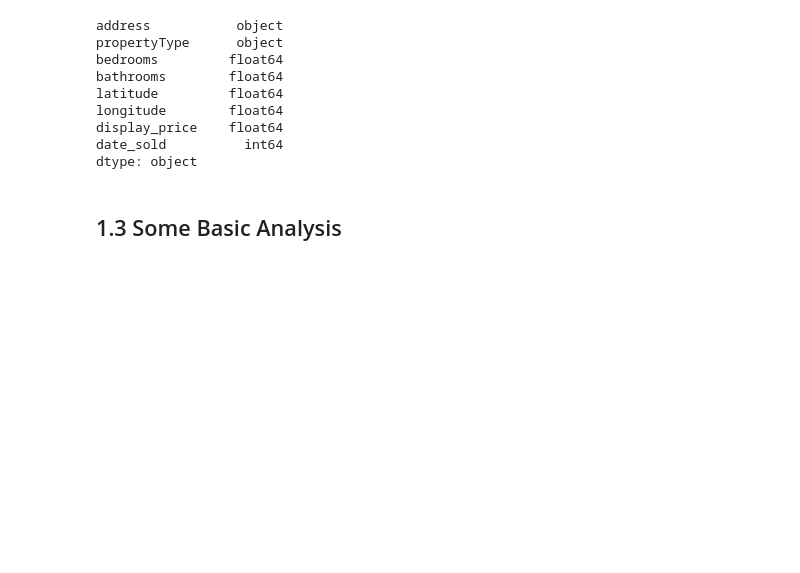
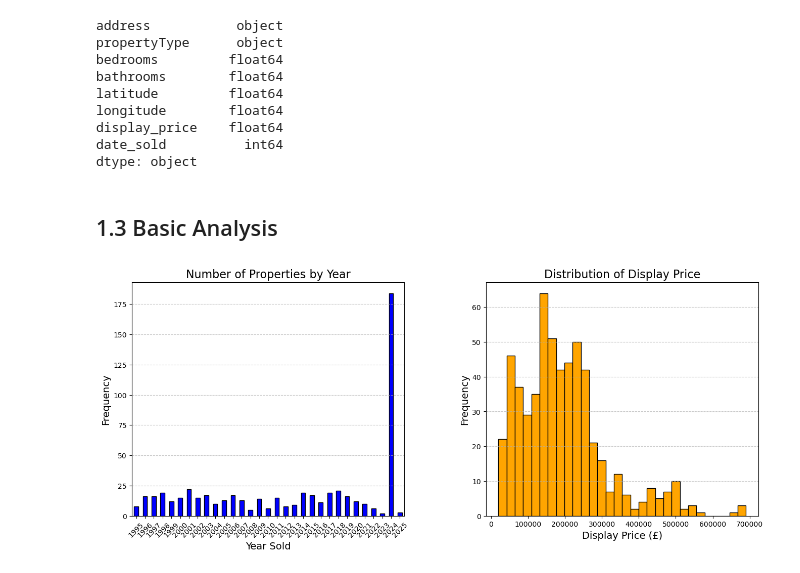
Before and after one commit to RoryThomas16/Cardiff-Housing-Price-Predictor, a Jupyter notebook: Cardiff-Housing_Price_Predictor.ipynb, the cells around one changed output. Saved outputs shown, nothing was run; the diff lists cells and outputs as text; code cells hidden in the pictures; blank space fills up the shorter version.

Commit message:
Added some histograms for data

```diff
--- a/Cardiff-Housing_Price_Predictor.ipynb
+++ b/Cardiff-Housing_Price_Predictor.ipynb
@@ -57,4 +58,4 @@ df['date_sold'] = df['date_sold'].dt.strftime('%Y%m%d').astype(int)
 # %% [markdown]
-## 1.3 Some Basic Analysis
+## 1.3 Basic Analysis
 # %%
 color_scale = [(0, 'yellow'), (1,'red')]
@@ -74,3 +75,28 @@ fig = px.scatter_mapbox(df,
 fig.update_layout(mapbox_style="open-street-map")
 fig.update_layout(margin={"r":0,"t":0,"l":0,"b":0})
 fig.show()
+# %%
+# Extract the year from the 'date_sold' column
+df['year_sold'] = pd.to_datetime(df['date_sold'], format='%Y%m%d', errors='coerce').dt.year
+
+fig, axes = plt.subplots(1, 2, figsize=(16, 6), gridspec_kw={'wspace': 0.3})
+
+# First subplot: Number of properties by year
+df['year_sold'].value_counts().sort_index().plot(kind='bar', edgecolor='black', ax=axes[0], color='blue')
+axes[0].set_title('Number of Properties by Year', fontsize=16)
+axes[0].set_xlabel('Year Sold', fontsize=14)
+axes[0].set_ylabel('Frequency', fontsize=14)
+axes[0].tick_params(axis='x', rotation=45)
+axes[0].grid(axis='y', linestyle='--', alpha=0.7)
+
+# Second subplot: Histogram of display_price
+axes[1].hist(df['display_price'], bins=30, color='orange', edgecolor='black')
+axes[1].set_title('Distribution of Display Price', fontsize=16)
+axes[1].set_xlabel('Display Price (£)', fontsize=14)
+axes[1].set_ylabel('Frequency', fontsize=14)
+axes[1].grid(axis='y', linestyle='--', alpha=0.7)
+
+# Show the plot
+plt.show()
+# %% [output]
+[figure, added]
```
Also changed, not shown: parts of 4 cells of this notebook.
